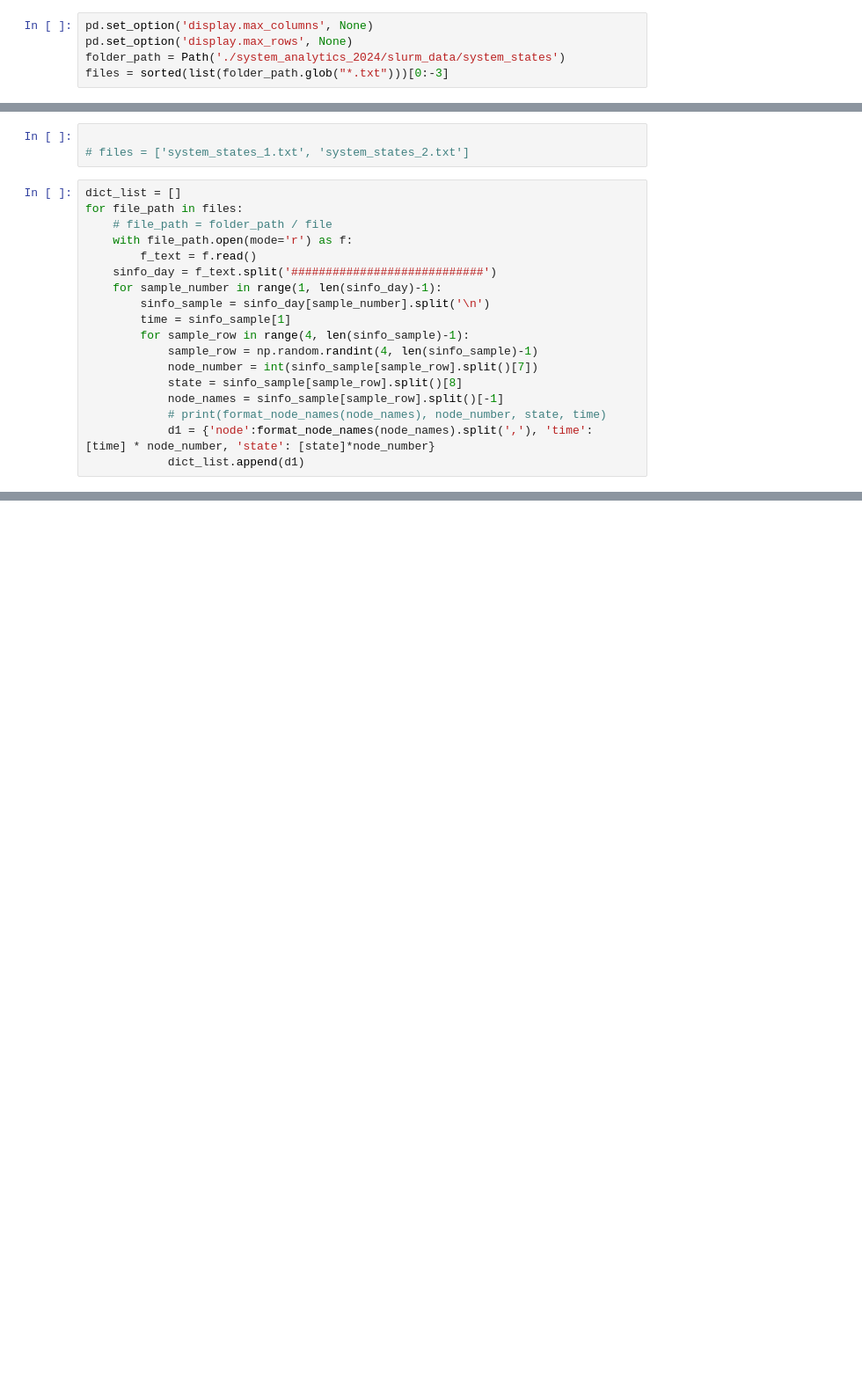
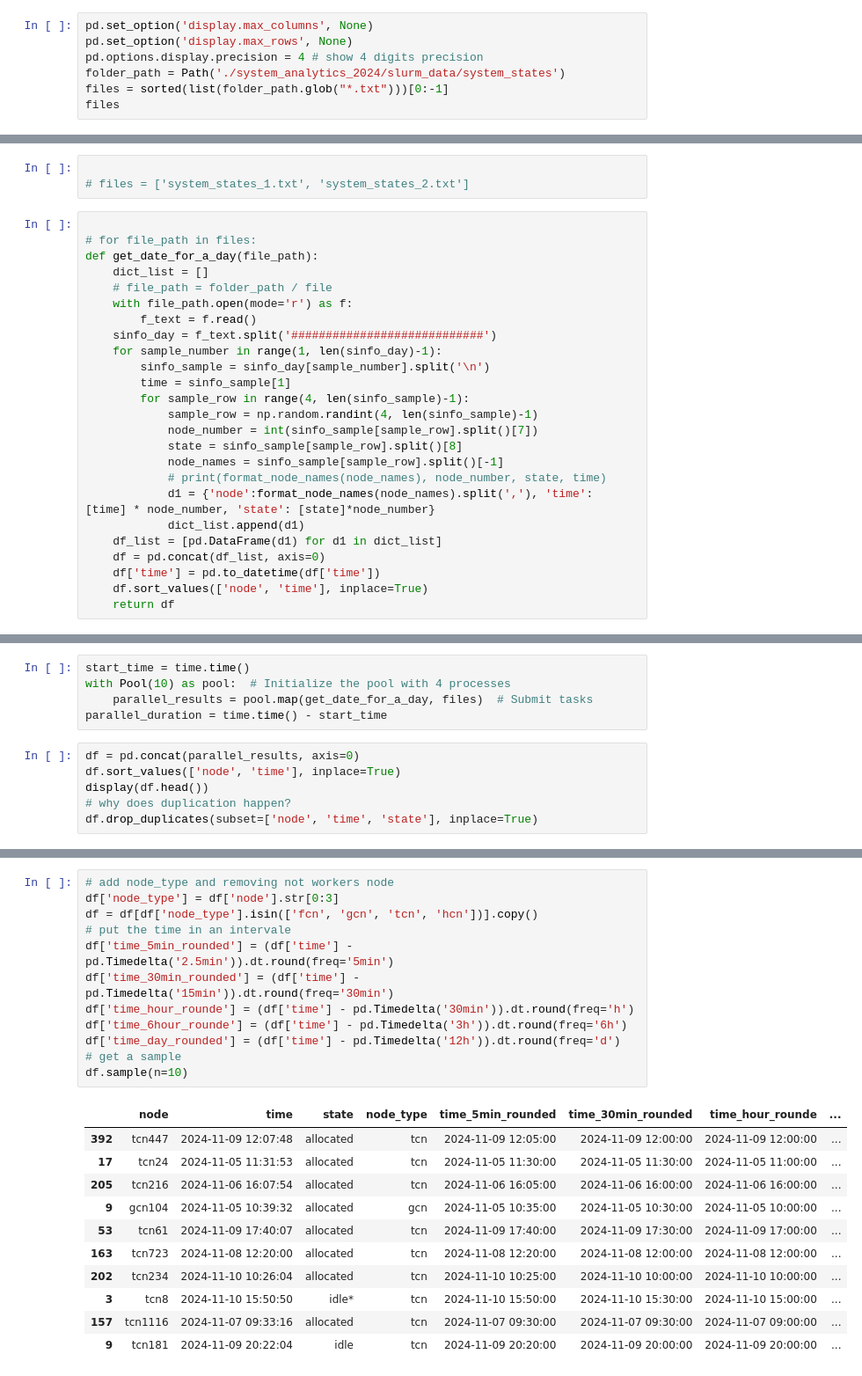
Before and after one commit to sara-nl/energy_efficiency_system_level, a Jupyter notebook: cleaning_sinfo.ipynb, the cells around one changed output, grey strips where cells are left out. Shown at 88% size. Drawn from its saved outputs; the diff is of its cells as text; blank space fills up the shorter version.

```diff
--- a/cleaning_sinfo.ipynb
+++ b/cleaning_sinfo.ipynb
@@ -10,5 +11,7 @@ from utils import format_node_names
 # %%
 pd.set_option('display.max_columns', None)
 pd.set_option('display.max_rows', None)
+pd.options.display.precision = 4 # show 4 digits precision
 folder_path = Path('./system_analytics_2024/slurm_data/system_states')
-files = sorted(list(folder_path.glob("*.txt")))[0:-3]
+files = sorted(list(folder_path.glob("*.txt")))[0:-1]
+files
@@ -16,8 +26,10 @@ files = sorted(list(folder_path.glob("*.txt")))[0:-3]
 
 # files = ['system_states_1.txt', 'system_states_2.txt']
 # %%
-dict_list = []
-for file_path in files:
+
+# for file_path in files:
+def get_date_for_a_day(file_path):
+    dict_list = []
     # file_path = folder_path / file
     with file_path.open(mode='r') as f:
         f_text = f.read()
@@ -33,3 +45,8 @@ for file_path in files:
             # print(format_node_names(node_names), node_number, state, time)
             d1 = {'node':format_node_names(node_names).split(','), 'time': [time] * node_number, 'state': [state]*node_number}
             dict_list.append(d1)
+    df_list = [pd.DataFrame(d1) for d1 in dict_list]
+    df = pd.concat(df_list, axis=0)
+    df['time'] = pd.to_datetime(df['time'])
+    df.sort_values(['node', 'time'], inplace=True)
+    return df
@@ -94,0 +53,11 @@ KeyError: Index(['node', 'time'], dtype='object')
+# %%
+start_time = time.time()
+with Pool(10) as pool:  # Initialize the pool with 4 processes
+    parallel_results = pool.map(get_date_for_a_day, files)  # Submit tasks
+parallel_duration = time.time() - start_time
+# %%
+df = pd.concat(parallel_results, axis=0)
+df.sort_values(['node', 'time'], inplace=True)
+display(df.head())
+# why does duplication happen?
+df.drop_duplicates(subset=['node', 'time', 'state'], inplace=True)
@@ -94,0 +104,24 @@ KeyError: Index(['node', 'time'], dtype='object')
+# %%
+# add node_type and removing not workers node
+df['node_type'] = df['node'].str[0:3]
+df = df[df['node_type'].isin(['fcn', 'gcn', 'tcn', 'hcn'])].copy()
+# put the time in an intervale
+df['time_5min_rounded'] = (df['time'] - pd.Timedelta('2.5min')).dt.round(freq='5min')
+df['time_30min_rounded'] = (df['time'] - pd.Timedelta('15min')).dt.round(freq='30min')
+df['time_hour_rounde'] = (df['time'] - pd.Timedelta('30min')).dt.round(freq='h')
+df['time_6hour_rounde'] = (df['time'] - pd.Timedelta('3h')).dt.round(freq='6h')
+df['time_day_rounded'] = (df['time'] - pd.Timedelta('12h')).dt.round(freq='d')
+# get a sample
+df.sample(n=10)
+# %% [output]
+|  | node | time | state | node_type | time_5min_rounded | time_30min_rounded | time_hour_rounde | ... |
+| 392 | tcn447 | 2024-11-09 12:07:48 | allocated | tcn | 2024-11-09 12:05:00 | 2024-11-09 12:00:00 | 2024-11-09 12:00:00 | ... |
+| 17 | tcn24 | 2024-11-05 11:31:53 | allocated | tcn | 2024-11-05 11:30:00 | 2024-11-05 11:30:00 | 2024-11-05 11:00:00 | ... |
+| 205 | tcn216 | 2024-11-06 16:07:54 | allocated | tcn | 2024-11-06 16:05:00 | 2024-11-06 16:00:00 | 2024-11-06 16:00:00 | ... |
+| 9 | gcn104 | 2024-11-05 10:39:32 | allocated | gcn | 2024-11-05 10:35:00 | 2024-11-05 10:30:00 | 2024-11-05 10:00:00 | ... |
+| 53 | tcn61 | 2024-11-09 17:40:07 | allocated | tcn | 2024-11-09 17:40:00 | 2024-11-09 17:30:00 | 2024-11-09 17:00:00 | ... |
+| 163 | tcn723 | 2024-11-08 12:20:00 | allocated | tcn | 2024-11-08 12:20:00 | 2024-11-08 12:00:00 | 2024-11-08 12:00:00 | ... |
+| 202 | tcn234 | 2024-11-10 10:26:04 | allocated | tcn | 2024-11-10 10:25:00 | 2024-11-10 10:00:00 | 2024-11-10 10:00:00 | ... |
+| 3 | tcn8 | 2024-11-10 15:50:50 | idle* | tcn | 2024-11-10 15:50:00 | 2024-11-10 15:30:00 | 2024-11-10 15:00:00 | ... |
+| 157 | tcn1116 | 2024-11-07 09:33:16 | allocated | tcn | 2024-11-07 09:30:00 | 2024-11-07 09:30:00 | 2024-11-07 09:00:00 | ... |
+| 9 | tcn181 | 2024-11-09 20:22:04 | idle | tcn | 2024-11-09 20:20:00 | 2024-11-09 20:00:00 | 2024-11-09 20:00:00 | ... |
```
Also changed, not shown: parts of 16 cells of this notebook, 1 other file.
